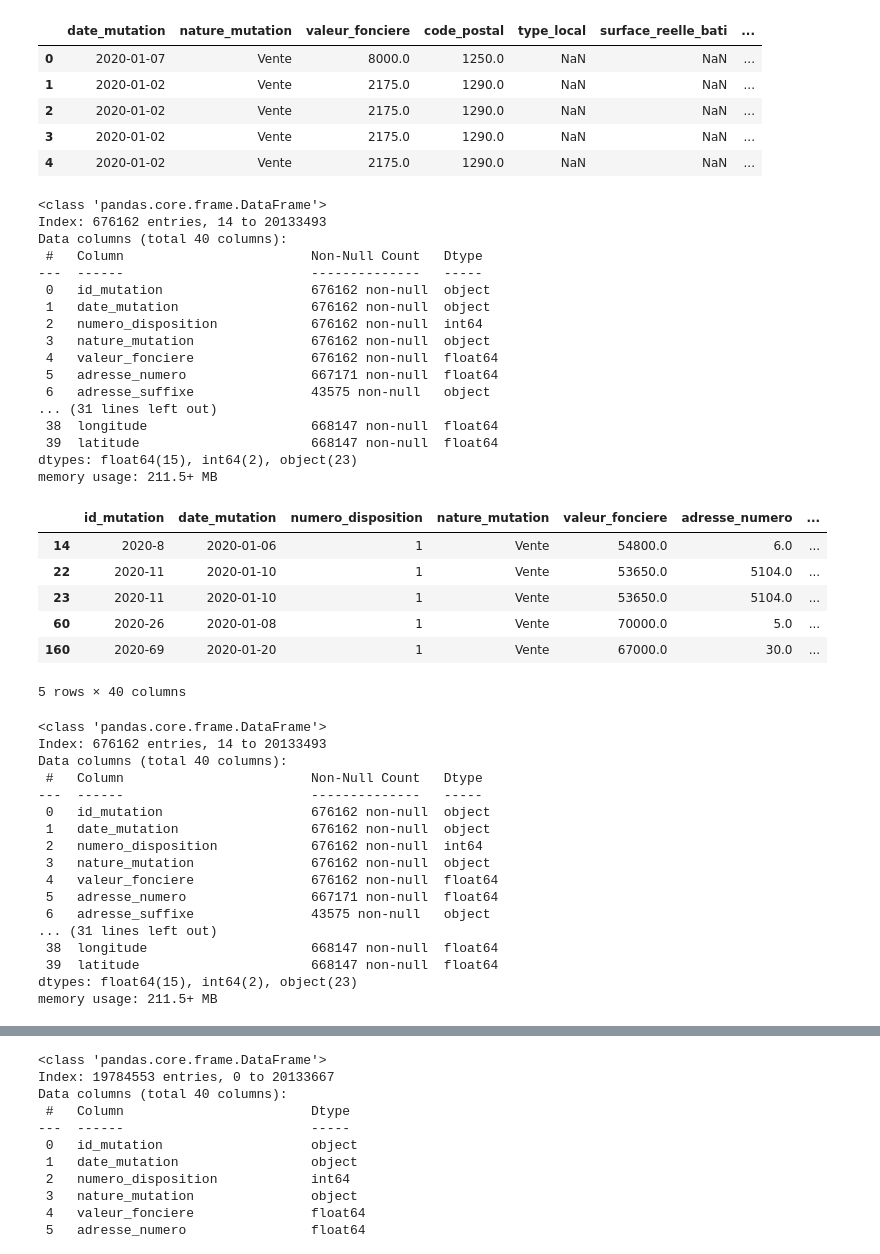
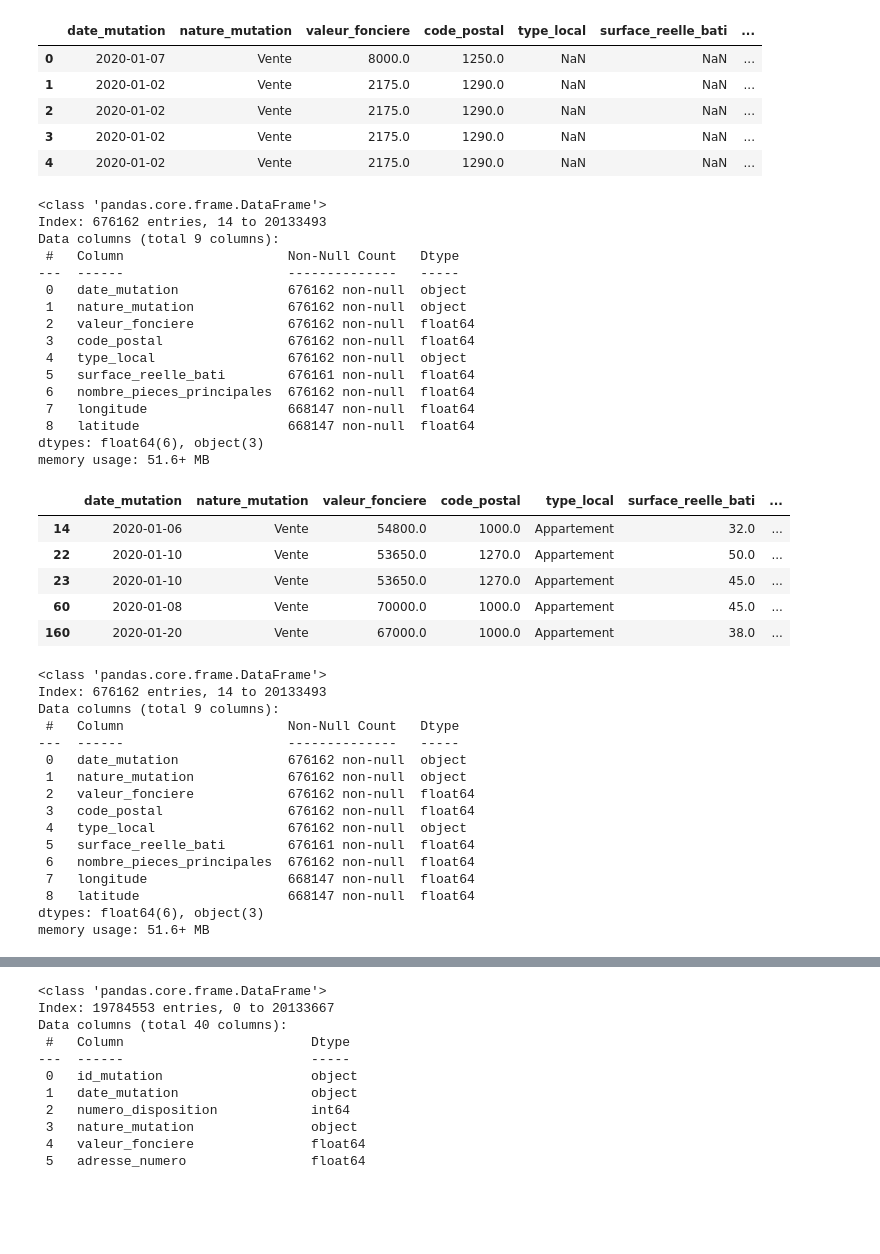
Before and after one commit to Pokemax28/Project-DATA-SCIENCE-INVESTMENT-, a Jupyter notebook: clean_data_extract.ipynb, the cells around one changed output, grey strips where cells are left out. Drawn from its saved outputs; the diff is of its cells as text; code cells hidden in the pictures; blank space fills up the shorter version.

```diff
--- a/clean_data_extract.ipynb
+++ b/clean_data_extract.ipynb
@@ -138,57 +138,54 @@ df_Etudiants.head(5)
 # %%
 # Type de local 'Appartement'
 
-df_Etudiants = df[df['type_local'] == 'Appartement']
+df_Etudiants = df_Etudiants[df_Etudiants['type_local'] == 'Appartement']
 df_Etudiants = df_Etudiants[(df_Etudiants['valeur_fonciere'] > 0) & (df_Etudiants['valeur_fonciere'] < 150000)]
 df_Etudiants = df_Etudiants[df_Etudiants['nombre_pieces_principales'] < 3]
 df_Etudiants.info()
 df_Etudiants.head(5)
 # %% [output]
 <class 'pandas.core.frame.DataFrame'>
 Index: 676162 entries, 14 to 20133493
-Data columns (total 40 columns):
- #   Column                        Non-Null Count   Dtype
----  ------                        --------------   -----
- 0   id_mutation                   676162 non-null  object
- 1   date_mutation                 676162 non-null  object
- 2   numero_disposition            676162 non-null  int64
- 3   nature_mutation               676162 non-null  object
- 4   valeur_fonciere               676162 non-null  float64
- 5   adresse_numero                667171 non-null  float64
- 6   adresse_suffixe               43575 non-null   object
-... (31 lines left out)
- 38  longitude                     668147 non-null  float64
- 39  latitude                      668147 non-null  float64
-dtypes: float64(15), int64(2), object(23)
-memory usage: 211.5+ MB
+Data columns (total 9 columns):
+ #   Column                     Non-Null Count   Dtype
+---  ------                     --------------   -----
+ 0   date_mutation              676162 non-null  object
+ 1   nature_mutation            676162 non-null  object
+ 2   valeur_fonciere            676162 non-null  float64
+ 3   code_postal                676162 non-null  float64
+ 4   type_local                 676162 non-null  object
+ 5   surface_reelle_bati        676161 non-null  float64
+ 6   nombre_pieces_principales  676162 non-null  float64
+ 7   longitude                  668147 non-null  float64
+ 8   latitude                   668147 non-null  float64
+dtypes: float64(6), object(3)
+memory usage: 51.6+ MB
-|  | id_mutation | date_mutation | numero_disposition | nature_mutation | valeur_fonciere | adresse_numero | ... |
-| 14 | 2020-8 | 2020-01-06 | 1 | Vente | 54800.0 | 6.0 | ... |
-| 22 | 2020-11 | 2020-01-10 | 1 | Vente | 53650.0 | 5104.0 | ... |
-| 23 | 2020-11 | 2020-01-10 | 1 | Vente | 53650.0 | 5104.0 | ... |
-| 60 | 2020-26 | 2020-01-08 | 1 | Vente | 70000.0 | 5.0 | ... |
-| 160 | 2020-69 | 2020-01-20 | 1 | Vente | 67000.0 | 30.0 | ... |
+|  | date_mutation | nature_mutation | valeur_fonciere | code_postal | type_local | surface_reelle_bati | ... |
+| 14 | 2020-01-06 | Vente | 54800.0 | 1000.0 | Appartement | 32.0 | ... |
+| 22 | 2020-01-10 | Vente | 53650.0 | 1270.0 | Appartement | 50.0 | ... |
+| 23 | 2020-01-10 | Vente | 53650.0 | 1270.0 | Appartement | 45.0 | ... |
+| 60 | 2020-01-08 | Vente | 70000.0 | 1000.0 | Appartement | 45.0 | ... |
+| 160 | 2020-01-20 | Vente | 67000.0 | 1000.0 | Appartement | 38.0 | ... |
-5 rows × 40 columns
 # %%
 df_Etudiants.dropna(subset=['valeur_fonciere'], inplace=True)
 df_Etudiants.info()
 # %% [output]
 <class 'pandas.core.frame.DataFrame'>
 Index: 676162 entries, 14 to 20133493
-Data columns (total 40 columns):
- #   Column                        Non-Null Count   Dtype
----  ------                        --------------   -----
- 0   id_mutation                   676162 non-null  object
- 1   date_mutation                 676162 non-null  object
- 2   numero_disposition            676162 non-null  int64
- 3   nature_mutation               676162 non-null  object
- 4   valeur_fonciere               676162 non-null  float64
- 5   adresse_numero                667171 non-null  float64
- 6   adresse_suffixe               43575 non-null   object
-... (31 lines left out)
- 38  longitude                     668147 non-null  float64
- 39  latitude                      668147 non-null  float64
-dtypes: float64(15), int64(2), object(23)
-memory usage: 211.5+ MB
+Data columns (total 9 columns):
+ #   Column                     Non-Null Count   Dtype
+---  ------                     --------------   -----
+ 0   date_mutation              676162 non-null  object
+ 1   nature_mutation            676162 non-null  object
+ 2   valeur_fonciere            676162 non-null  float64
+ 3   code_postal                676162 non-null  float64
+ 4   type_local                 676162 non-null  object
+ 5   surface_reelle_bati        676161 non-null  float64
+ 6   nombre_pieces_principales  676162 non-null  float64
+ 7   longitude                  668147 non-null  float64
+ 8   latitude                   668147 non-null  float64
+dtypes: float64(6), object(3)
+memory usage: 51.6+ MB
 # %%
 prix_m2 = df_Etudiants['valeur_fonciere'] / df_Etudiants['surface_reelle_bati']
 df_Etudiants = df_Etudiants.assign(prix_m2=prix_m2)
```
Also changed, not shown: parts of 7 cells of this notebook, 2 other files.
